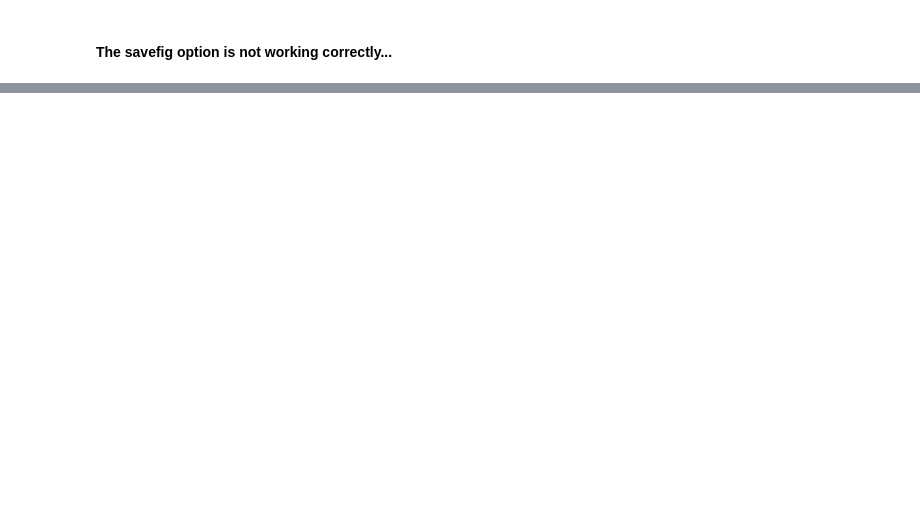
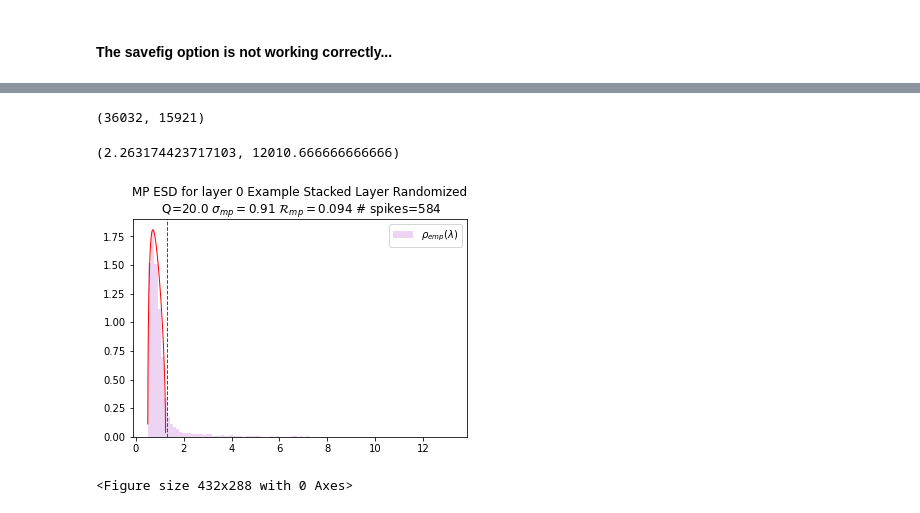
Before and after one commit to CalculatedContent/WeightWatcher, a Jupyter notebook: WWLayerIterator.ipynb, the cells around one changed output, grey strips where cells are left out. Drawn from its saved outputs; the diff is of its cells as text; code cells hidden in the pictures; blank space fills up the shorter version.

```diff
--- a/WWLayerIterator.ipynb
+++ b/WWLayerIterator.ipynb
@@ -350,2 +356,5 @@ Assuming nested distributions
 WWLayer()
 <Figure size 432x288 with 0 Axes>
+# %%
+details =  watcher.describe(model)
+details
@@ -351,0 +374,17 @@ WWLayer()
+# %%
+Ntot = int(np.sum(details.N.to_numpy()))
+Mtot = int(np.sum(details.M.to_numpy()*np.sqrt(details.rf.to_numpy())))
+Ntot, Mtot
+# %% [output]
+(36032, 15921)
+# %%
+Ntot/ Mtot, Ntot/3
+# %% [output]
+(2.263174423717103, 12010.666666666666)
+# %%
+layer.N = Ntot
+layer.M = Ntot/20
+watcher.apply_mp_fit(layer, params=params)
+# %% [output]
+[figure, added]
+<Figure size 432x288 with 0 Axes>
```
Also changed, not shown: parts of 7 cells of this notebook, 1 other file.
